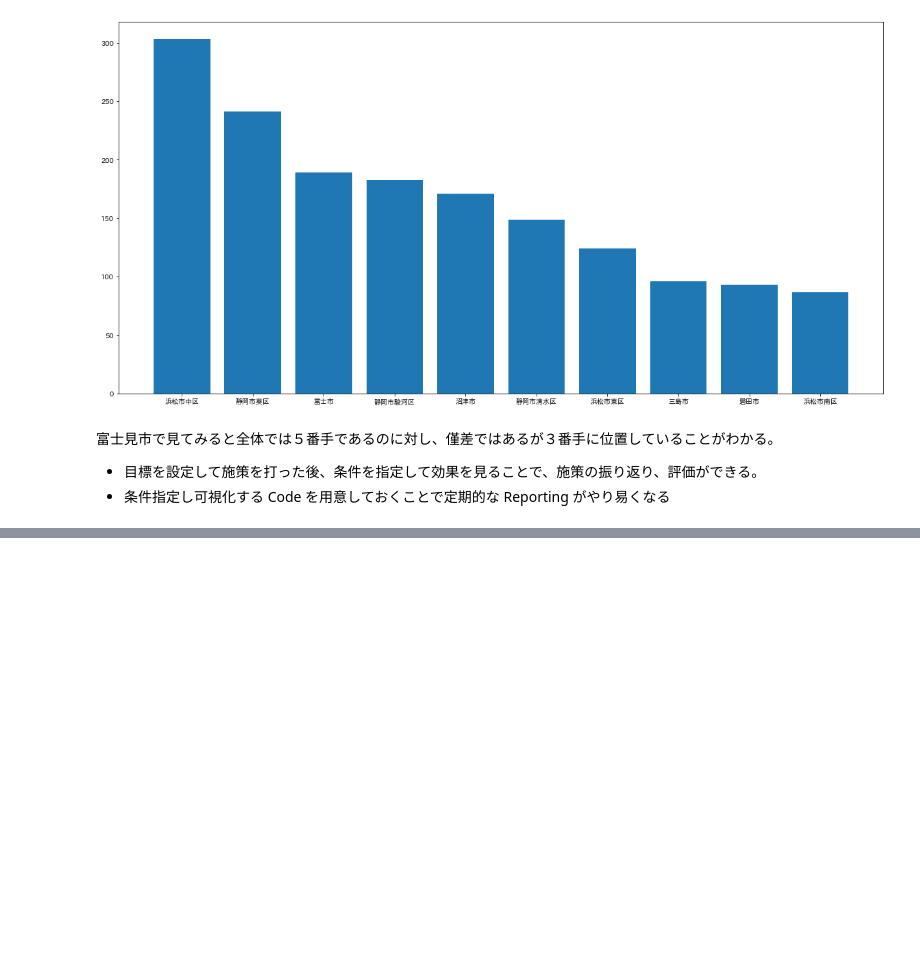
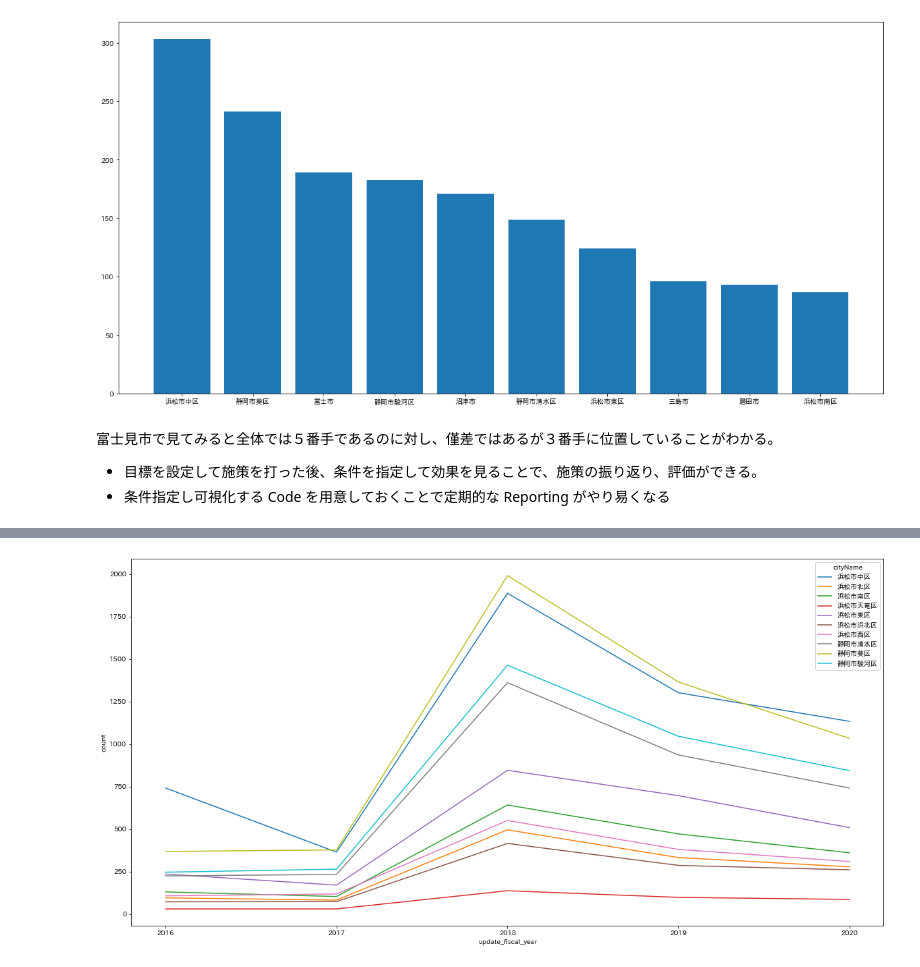
Before and after one commit to 1024xx4/100_Data_processing--visualization, a Jupyter notebook: structured_data.ipynb, the cells around one changed output, grey strips where cells are left out. Drawn from its saved outputs; the diff is of its cells as text; code cells hidden in the pictures; blank space fills up the shorter version.

Commit message:
Visualize: 年度別の推移を可視化する#1

```diff
--- a/structured_data.ipynb
+++ b/structured_data.ipynb
@@ -1173,0 +1179,6 @@ plt.bar(x, y)  # 縦棒Graph を描画
+# %%
+# 政令指定都市に絞り込み
+tmp = data.dropna(subset=['cityName'])  # 市区町村名が欠損値の行を除外。列を指定して欠損値を削除する場合、subset=[]で Column を指定する。
+tmp = tmp.loc[tmp['cityName'].str.match('^.*区$')]  # str.match()で正規表現の Pattern に一致する行を抽出（※ Pattern: 区で終わる)
+print(tmp.shape[0])  # Data 件数を表示
+tmp.head()  # Data の先頭５行を表示
@@ -1173,0 +1193,5 @@ plt.bar(x, y)  # 縦棒Graph を描画
+# %%
+# 2016年から2020年に絞り込み
+tmp = tmp.loc[(tmp['update_fiscal_year'] >= 2016) & (tmp['update_fiscal_year'] < 2021)]
+print(tmp.shape[0])
+tmp.head()
@@ -1173,0 +1206,7 @@ plt.bar(x, y)  # 縦棒Graph を描画
+# %%
+# Graph で利用できるように Data を集計
+tmp = tmp.groupby(['cityName', 'update_fiscal_year']).size()  # 市区町村と年度で集計
+tmp.name = 'count'  # 集計した件数に count という Column名を付与
+tmp = tmp.reset_index()  # Index を設定
+print(tmp.shape[0])  # Data 件数を表示
+tmp.head(6)  # Data の先頭６行を表示。５年分の Data が集計されている為、６行目に浜松市北区が表示されていることで正しく処理したことがわかる。
@@ -1173,0 +1222,10 @@ plt.bar(x, y)  # 縦棒Graph を描画
+# %%
+# 年度別推移の折れ線Graph を描画
+import seaborn as sns
+from matplotlib.ticker import MaxNLocator  # 軸の目盛りを設定するための Library
+
+plt.figure(figsize=(20, 10))  # Graph size を設定
+plt.gca().xaxis.set_major_locator(MaxNLocator(integer=True))  # x軸（年度）の Label に小数点が表示されないように設定
+img = sns.lineplot(x=tmp['update_fiscal_year'], y=tmp['count'], hue=tmp['cityName'])  # 折れ線Graph を描画。x=x軸, y=y軸, hue=凡例 の設定ができる。
+# %% [output]
+[figure, added]
```
Also changed, not shown: parts of 6 cells of this notebook.
